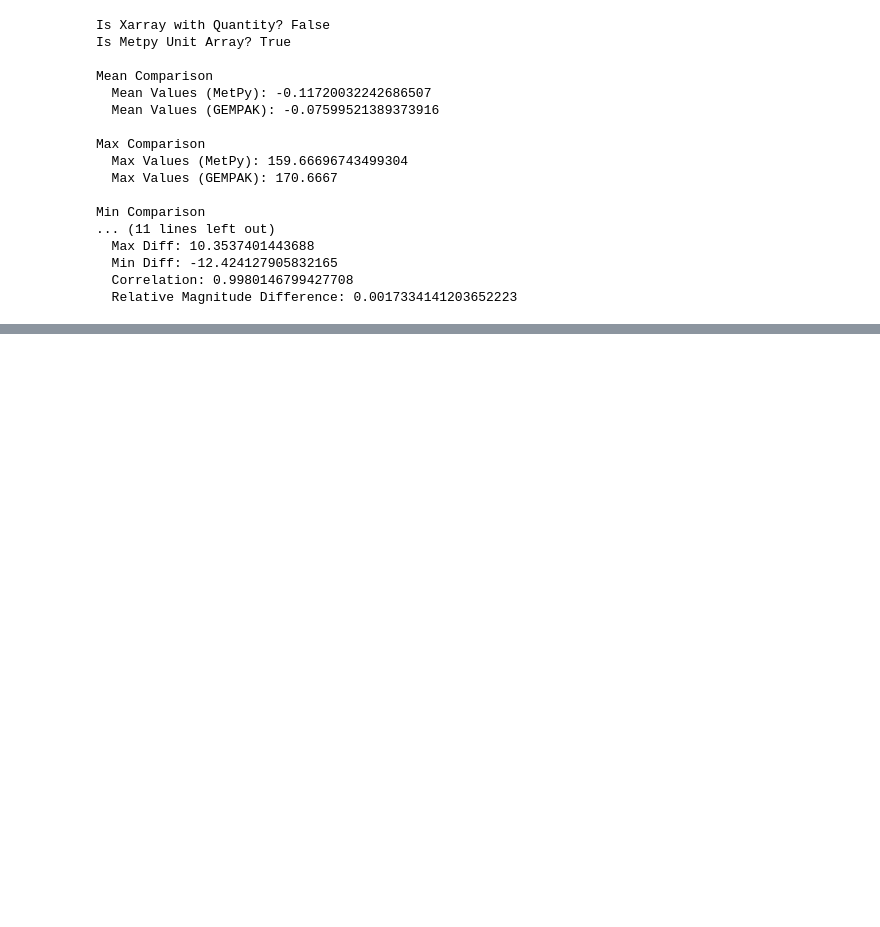
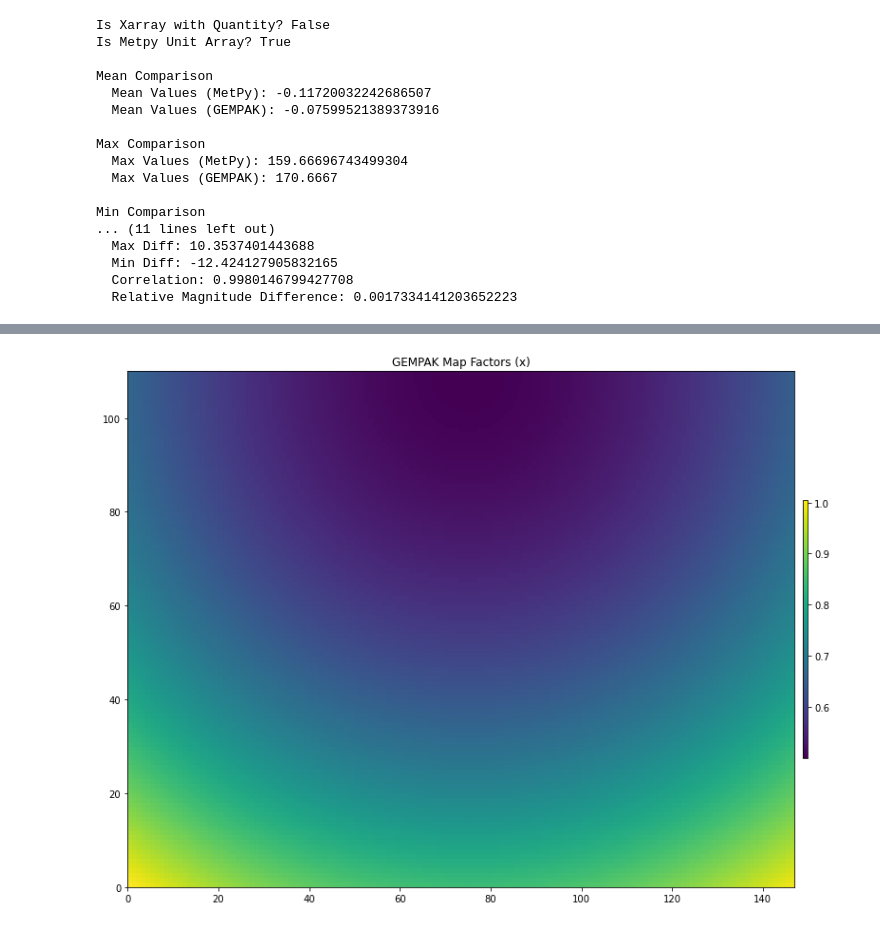
Before and after one commit to sgdecker/testing, a Jupyter notebook: MapProjectionExploration.ipynb, the cells around one changed output, grey strips where cells are left out. Saved outputs shown, nothing was run; the diff lists cells and outputs as text; code cells hidden in the pictures; blank space fills up the shorter version.

```diff
--- a/MapProjectionExploration.ipynb
+++ b/MapProjectionExploration.ipynb
@@ -447,0 +540,8 @@ This calculation is indeed degraded. So the mystery of Grid 218 (LCC) is solved,
+# %%
+fig, ax = plt.subplots(figsize=(15,10))
+cf = ax.pcolormesh(msfx_gem)
+plt.colorbar(cf, orientation='vertical', pad=.01, aspect=50, shrink=.5)
+plt.title('GEMPAK Map Factors (x)')
+plt.show()
+# %% [output]
+[figure, added]
```
Also changed, not shown: parts of 42 cells of this notebook.
